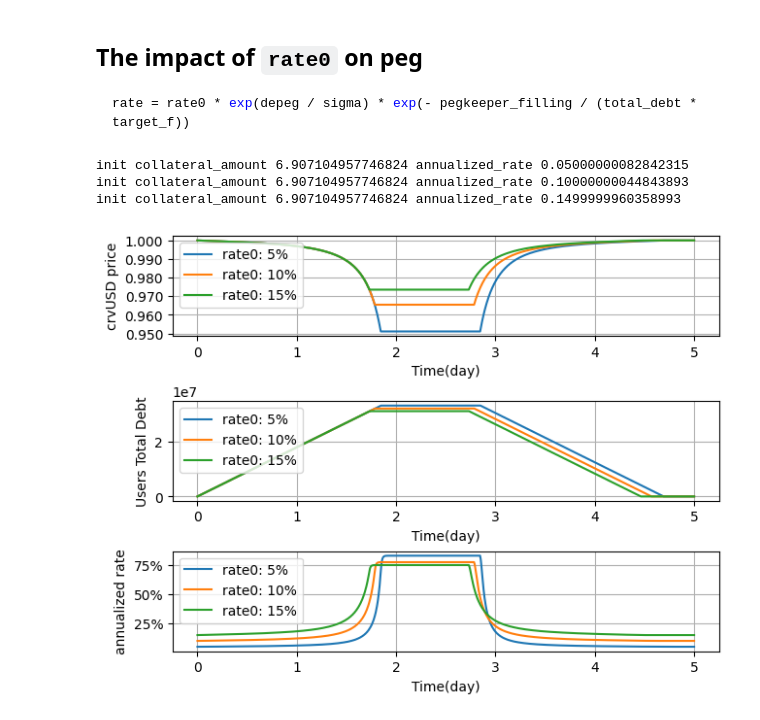
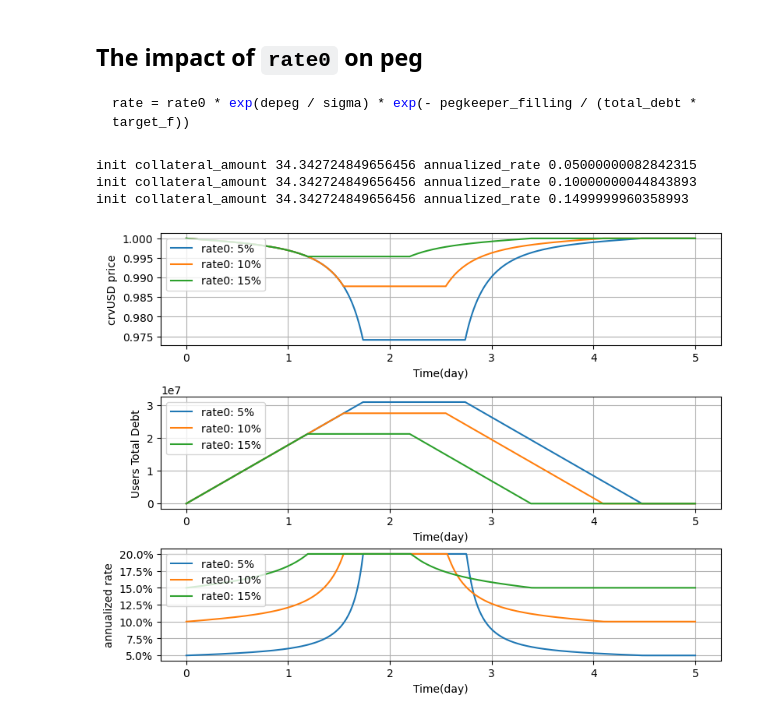
Before and after one commit to 0xreviews/crvusdsim, a Jupyter notebook: notebooks/rate_compare.ipynb, the cells around one changed output. Drawn from its saved outputs; the diff is of its cells as text; code cells hidden in the pictures.

```diff
--- a/notebooks/rate_compare.ipynb
+++ b/notebooks/rate_compare.ipynb
@@ -325,7 +277,7 @@ sigma = 0.02  # 2%
 target_f = 0.10  # target fraction 10%
 # Assume annualized rate greater than `max_annualized_rate`,
 # user will repay their debt
-max_annualized_rate = 0.70
+max_annualized_rate = 0.20
 
 
 def sim():
@@ -346,7 +298,7 @@ def sim():
         )
         # Assume users will `create_loan` if annualized rate
         # lower than `max_annualized_rate`
-        users_count = 5000
+        users_count = 1000
         users_address = ["user_address_%d" % i for i in range(users_count)]
         collateral_price = market.pool.get_p() / 1e18
         initial_collateral = (
@@ -354,13 +306,11 @@ def sim():
             / collateral_price
             // users_count
         )
-        # market.adjust_crvusd_price(start_agg_p)
-        # market._increment_blockts(delta_t=24 * 60 * 60)  # wait oracle price update
         market.init(rate0, sigma, target_f, max_annualized_rate, initial_collateral)
         market.update_log()
         markets.append(market)
 
-    dt_interval = 1 * 60  # seconds
+    dt_interval = 5 * 60  # seconds
     sim_count = 5 * 24 * 60 * 60 // dt_interval
     for i in range(sim_count):
         for m in markets:
@@ -371,9 +321,9 @@ def sim():
 
 markets = sim()
 # %% [output]
-init collateral_amount 6.907104957746824 annualized_rate 0.05000000082842315
-init collateral_amount 6.907104957746824 annualized_rate 0.10000000044843893
-init collateral_amount 6.907104957746824 annualized_rate 0.1499999960358993
+init collateral_amount 34.342724849656456 annualized_rate 0.05000000082842315
+init collateral_amount 34.342724849656456 annualized_rate 0.10000000044843893
+init collateral_amount 34.342724849656456 annualized_rate 0.1499999960358993
 # %%
 %matplotlib inline
 import matplotlib
@@ -381,7 +331,7 @@ import matplotlib.pyplot as plt
 import matplotlib.ticker as mtick
 
 
-fig, (ax1, ax2, ax3) = plt.subplots(3, 1, layout='constrained')
+fig, (ax1, ax2, ax3) = plt.subplots(3, 1, layout='constrained', figsize=(8, 6))
 
 time_series = [log["duration"] / (24 * 60 * 60) for log in markets[0].state_logs]
 
@@ -389,32 +339,32 @@ for m in markets:
     label = "rate0: %.0f%%" % (m.params["rate0"] * 100)
     stableswap_price = [log["stableswap_price"] for log in m.state_logs]
     total_debt = [log["total_debt"] for log in m.state_logs]
     rates_list = [log["annualized_rate"] for log in m.state_logs]
 
     ax1.plot(time_series, stableswap_price, label=label)
     ax2.plot(time_series, total_debt, label=label)
     ax3.plot(time_series, rates_list, label=label)
 
 # ax1.set_title("rate0 compare")
 ax1.set_xlabel('Time(day)')
 ax1.set_ylabel('crvUSD price')
 ax1.grid(True)
 ax1.locator_params(axis='y', nbins=6)
 ax1.yaxis.set_major_formatter(mtick.FormatStrFormatter("%.3f"))
 ax1.legend(loc='upper left')
 
 ax2.set_xlabel('Time(day)')
 ax2.set_ylabel('Users Total Debt')
 ax2.grid(True)
 ax2.legend(loc='upper left')
 
 ax3.set_xlabel('Time(day)')
 ax3.set_ylabel('annualized rate')
 ax3.grid(True)
+ax3.locator_params(axis='y', nbins=8)
 ax3.yaxis.set_major_formatter(mtick.PercentFormatter(xmax=1))
 ax3.legend(loc='upper left')
 
-# plt.figure(figsize=(12,12))
 plt.show()
 # %% [output]
-[figure, old version]
+[figure, new version]
```
Also changed, not shown: parts of 1 cell of this notebook.
